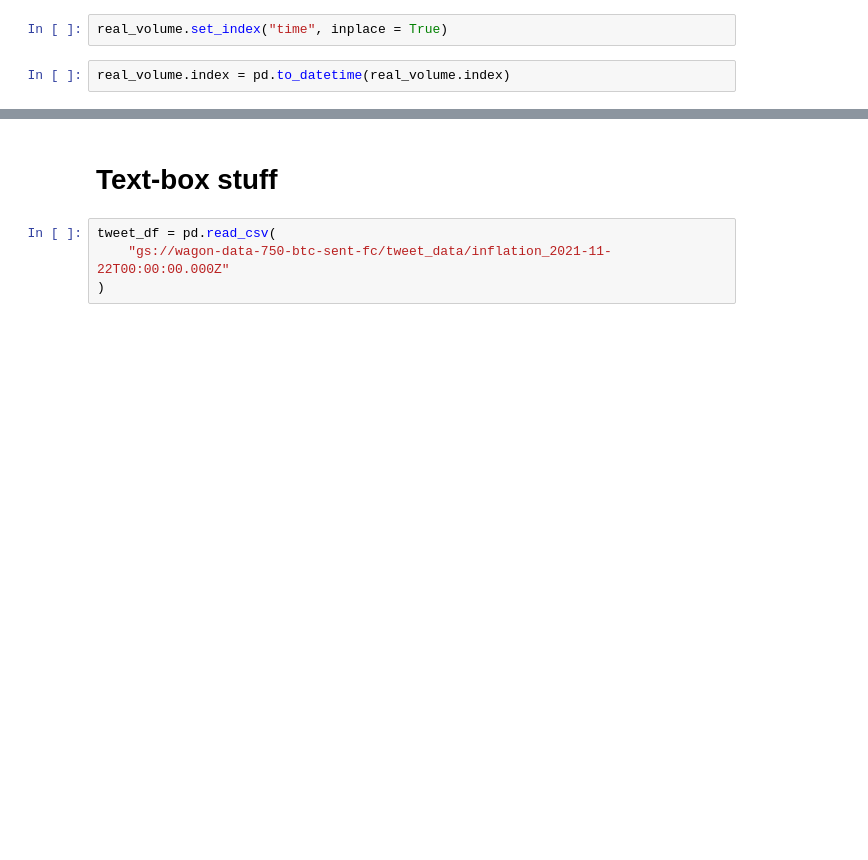
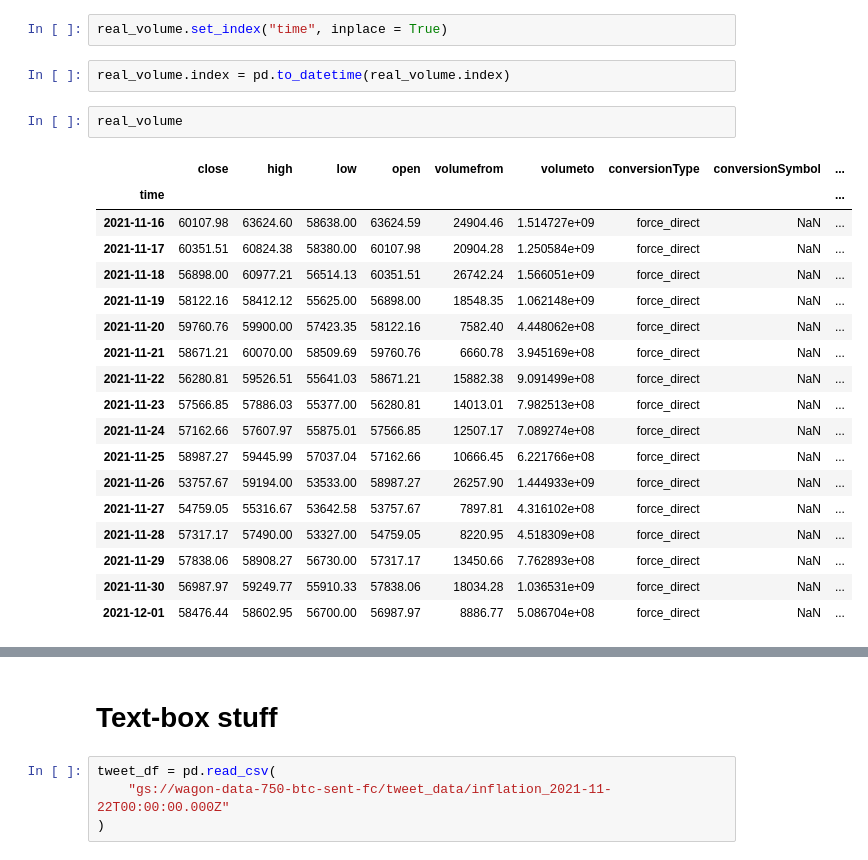
Before and after one commit to michelangelo89/btc_sent_fc, a Jupyter notebook: notebooks/ss_post_proc.ipynb, the cells around one changed output, grey strips where cells are left out. Saved outputs shown, nothing was run; the diff lists cells and outputs as text; blank space fills up the shorter version.

```diff
--- a/notebooks/ss_post_proc.ipynb
+++ b/notebooks/ss_post_proc.ipynb
@@ -312,5 +340,26 @@ real_volume = pd.read_csv("../raw_data/coinbase_2021_11.csv")
 real_volume.set_index("time", inplace = True)
 # %%
 real_volume.index = pd.to_datetime(real_volume.index)
+# %%
+real_volume
+# %% [output]
+|  | close | high | low | open | volumefrom | volumeto | conversionType | conversionSymbol | ... |
+| time |  |  |  |  |  |  |  |  | ... |
+| 2021-11-16 | 60107.98 | 63624.60 | 58638.00 | 63624.59 | 24904.46 | 1.514727e+09 | force_direct | NaN | ... |
+| 2021-11-17 | 60351.51 | 60824.38 | 58380.00 | 60107.98 | 20904.28 | 1.250584e+09 | force_direct | NaN | ... |
+| 2021-11-18 | 56898.00 | 60977.21 | 56514.13 | 60351.51 | 26742.24 | 1.566051e+09 | force_direct | NaN | ... |
+| 2021-11-19 | 58122.16 | 58412.12 | 55625.00 | 56898.00 | 18548.35 | 1.062148e+09 | force_direct | NaN | ... |
+| 2021-11-20 | 59760.76 | 59900.00 | 57423.35 | 58122.16 | 7582.40 | 4.448062e+08 | force_direct | NaN | ... |
+| 2021-11-21 | 58671.21 | 60070.00 | 58509.69 | 59760.76 | 6660.78 | 3.945169e+08 | force_direct | NaN | ... |
+| 2021-11-22 | 56280.81 | 59526.51 | 55641.03 | 58671.21 | 15882.38 | 9.091499e+08 | force_direct | NaN | ... |
+| 2021-11-23 | 57566.85 | 57886.03 | 55377.00 | 56280.81 | 14013.01 | 7.982513e+08 | force_direct | NaN | ... |
+| 2021-11-24 | 57162.66 | 57607.97 | 55875.01 | 57566.85 | 12507.17 | 7.089274e+08 | force_direct | NaN | ... |
+| 2021-11-25 | 58987.27 | 59445.99 | 57037.04 | 57162.66 | 10666.45 | 6.221766e+08 | force_direct | NaN | ... |
+| 2021-11-26 | 53757.67 | 59194.00 | 53533.00 | 58987.27 | 26257.90 | 1.444933e+09 | force_direct | NaN | ... |
+| 2021-11-27 | 54759.05 | 55316.67 | 53642.58 | 53757.67 | 7897.81 | 4.316102e+08 | force_direct | NaN | ... |
+| 2021-11-28 | 57317.17 | 57490.00 | 53327.00 | 54759.05 | 8220.95 | 4.518309e+08 | force_direct | NaN | ... |
+| 2021-11-29 | 57838.06 | 58908.27 | 56730.00 | 57317.17 | 13450.66 | 7.762893e+08 | force_direct | NaN | ... |
+| 2021-11-30 | 56987.97 | 59249.77 | 55910.33 | 57838.06 | 18034.28 | 1.036531e+09 | force_direct | NaN | ... |
+| 2021-12-01 | 58476.44 | 58602.95 | 56700.00 | 56987.97 | 8886.77 | 5.086704e+08 | force_direct | NaN | ... |
 # %%
 real_volume.loc[dt.datetime(2021,11,22)]["volume_gross"]
```
Also changed, not shown: parts of 15 cells of this notebook, 1 other file.
